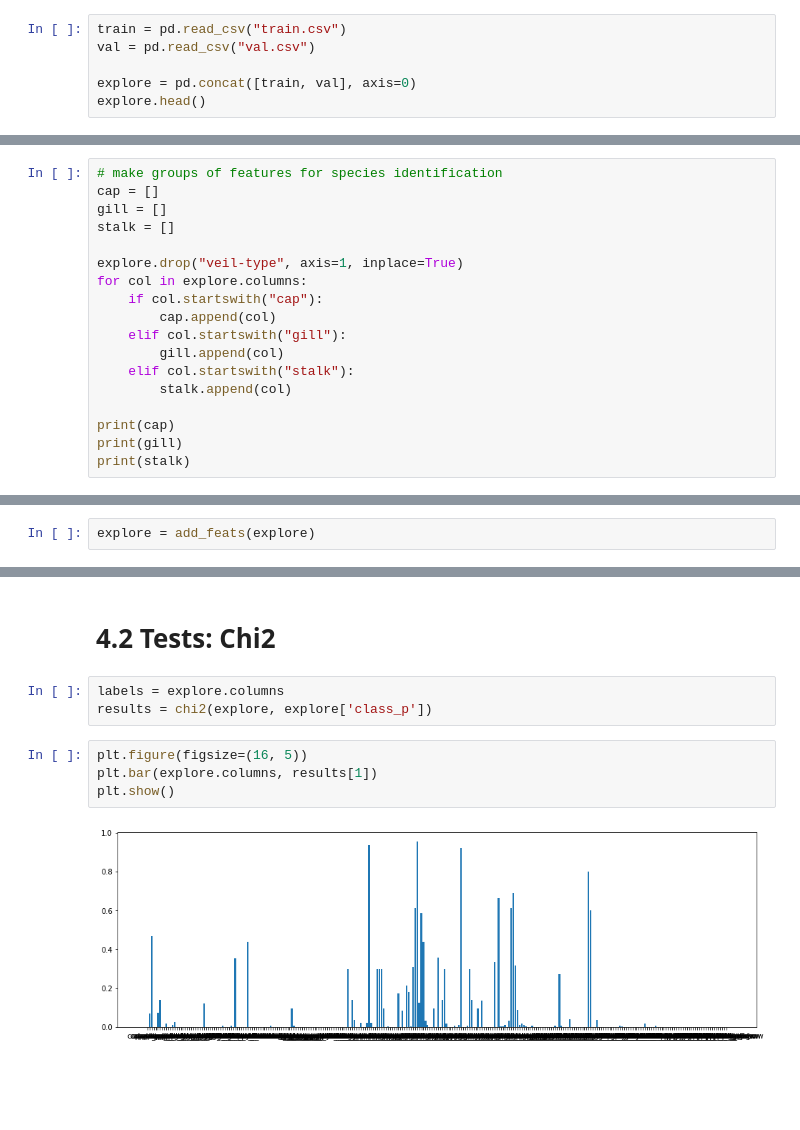
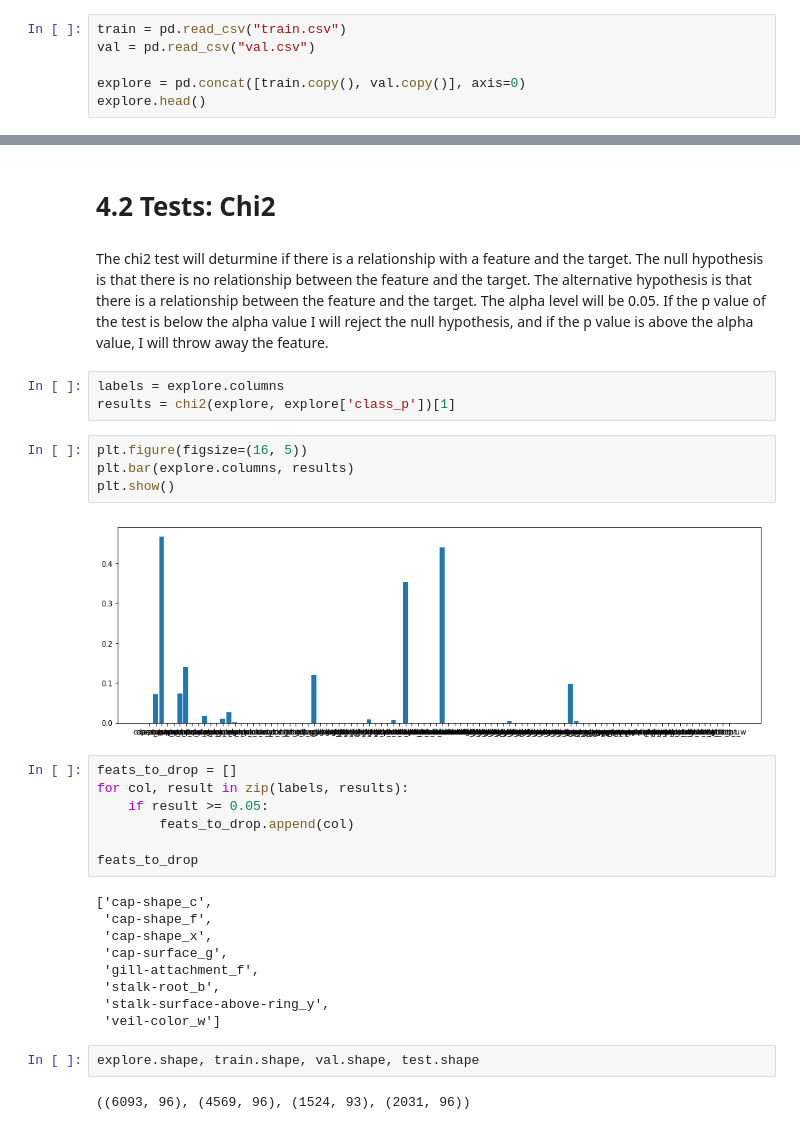
Before and after one commit to georgewillben/Mushroom_Classification, a Jupyter notebook: Feature Engineering.ipynb, the cells around one changed output, grey strips where cells are left out. Drawn from its saved outputs; the diff is of its cells as text; blank space fills up the shorter version.

```diff
--- a/Feature Engineering.ipynb
+++ b/Feature Engineering.ipynb
@@ -14,7 +14,7 @@ from sklearn.feature_selection import chi2
 train = pd.read_csv("train.csv")
 val = pd.read_csv("val.csv")
 
-explore = pd.concat([train, val], axis=0)
+explore = pd.concat([train.copy(), val.copy()], axis=0)
 explore.head()
 # %% [output]
 |  | class | cap-shape | cap-surface | cap-color | bruises | odor | gill-attachment | gill-spacing | ... |
@@ -56,18 +43,0 @@ Index(['class', 'cap-shape', 'cap-surface', 'cap-color', 'bruises', 'odor',
-# %%
-# make groups of features for species identification
-cap = []
-gill = []
-stalk = []
-
-explore.drop("veil-type", axis=1, inplace=True)
-for col in explore.columns:
-    if col.startswith("cap"):
-        cap.append(col)
-    elif col.startswith("gill"):
-        gill.append(col)
-    elif col.startswith("stalk"):
-        stalk.append(col)
-
-print(cap)
-print(gill)
-print(stalk)
@@ -84,5 +44,3 @@ def add_feats(df):
-# %%
-explore = add_feats(explore)
 # %% [markdown]
 # 3.1 One Hot Encoding
 # %%
@@ -150,11 +108,33 @@ plt.show()
 # %% [markdown]
 # 4.2 Tests: Chi2
+# %% [markdown]
+The chi2 test will deturmine if there is a relationship with a feature and the target. The null hypothesis is that there is no relationship between the feature and the target. The alternative hypothesis is that there is a relationship between the feature and the target. The alpha level will be 0.05. If the p value of the test is below the alpha value I will reject the null hypothesis, and if the p value is above the alpha value, I will throw away the feature.
 # %%
 labels = explore.columns
-results = chi2(explore, explore['class_p'])
+results = chi2(explore, explore['class_p'])[1]
 # %%
 plt.figure(figsize=(16, 5))
-plt.bar(explore.columns, results[1])
+plt.bar(explore.columns, results)
 plt.show()
 # %% [output]
-[figure, old version]
+[figure, new version]
+# %%
+feats_to_drop = []
+for col, result in zip(labels, results):
+    if result >= 0.05:
+        feats_to_drop.append(col)
+
+feats_to_drop
+# %% [output]
+['cap-shape_c',
+ 'cap-shape_f',
+ 'cap-shape_x',
+ 'cap-surface_g',
+ 'gill-attachment_f',
+ 'stalk-root_b',
+ 'stalk-surface-above-ring_y',
+ 'veil-color_w']
+# %%
+explore.shape, train.shape, val.shape, test.shape
+# %% [output]
+((6093, 96), (4569, 96), (1524, 93), (2031, 96))
```
Also changed, not shown: parts of 13 cells of this notebook, 3 other files.
